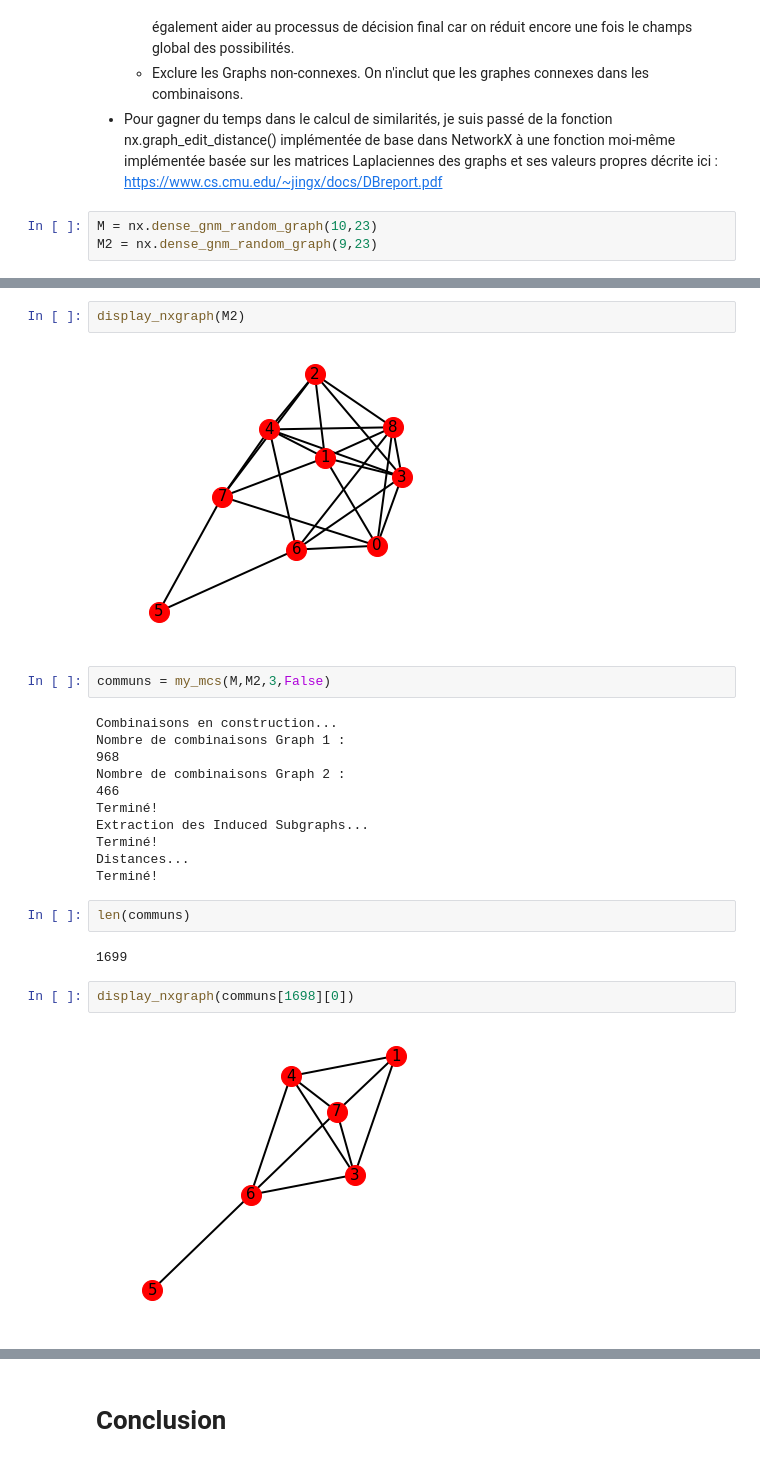
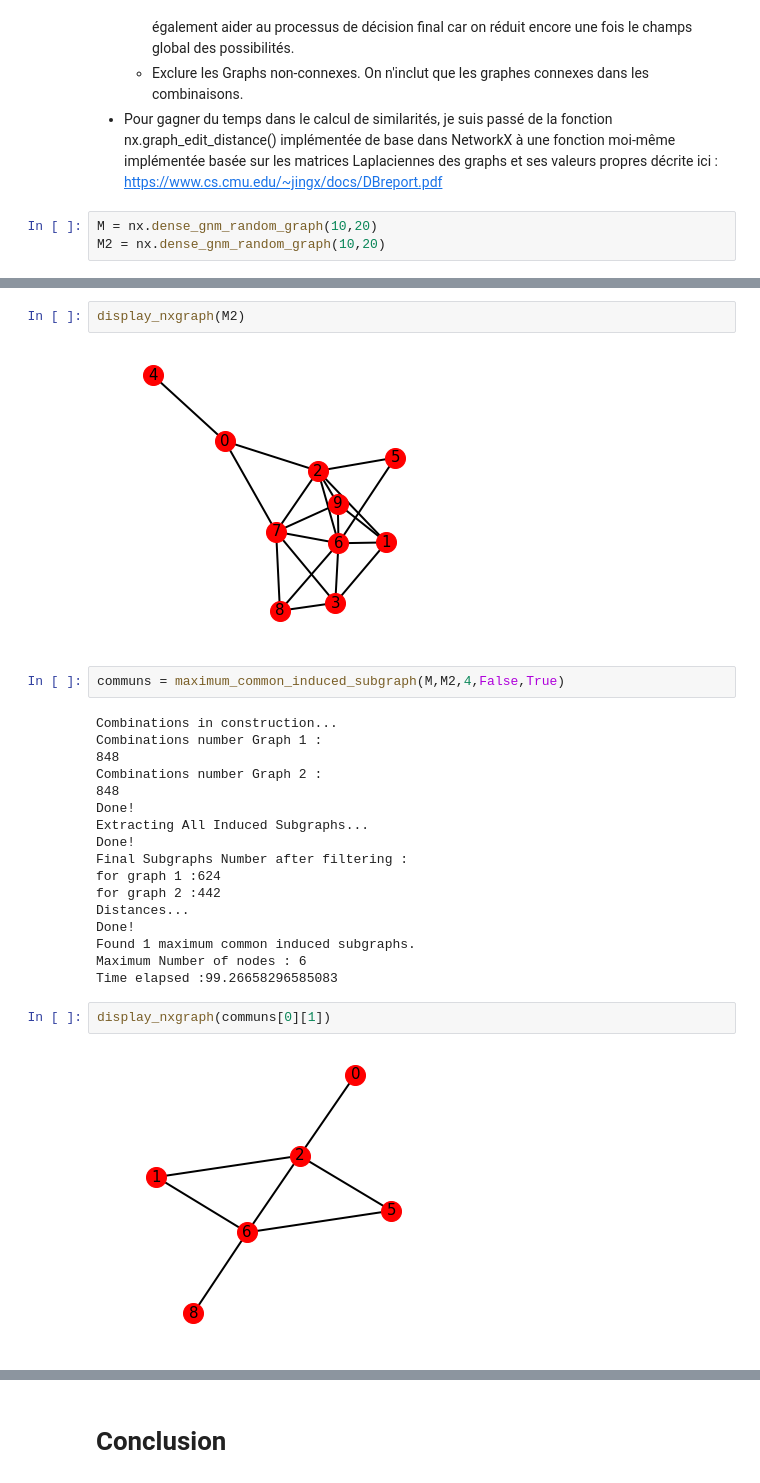
Before and after one commit to AleksMa/Python_Maximum_Common_Induced_Subgraph, a Jupyter notebook: demo.ipynb, the cells around one changed output, grey strips where cells are left out. Drawn from its saved outputs; the diff is of its cells as text.

```diff
--- a/demo.ipynb
+++ b/demo.ipynb
@@ -108,8 +109,8 @@ Si l'on procède ainsi, rien que des graphs de 10 vertices va prendre beaucoup d
     * Exclure les Graphs non-connexes. On n'inclut que les graphes connexes dans les combinaisons.
 * Pour gagner du temps dans le calcul de similarités, je suis passé de la fonction nx.graph_edit_distance() implémentée de base dans NetworkX à une fonction moi-même implémentée basée sur les matrices Laplaciennes des graphs et ses valeurs propres décrite ici : https://www.cs.cmu.edu/~jingx/docs/DBreport.pdf
 # %%
-M = nx.dense_gnm_random_graph(10,23)
-M2 = nx.dense_gnm_random_graph(9,23)
+M = nx.dense_gnm_random_graph(10,20)
+M2 = nx.dense_gnm_random_graph(10,20)
 # %%
 display_nxgraph(M)
 # %% [output]
@@ -117,25 +118,27 @@ display_nxgraph(M)
 # %%
 display_nxgraph(M2)
 # %% [output]
-[figure, old version]
+[figure, new version]
 # %%
-communs = my_mcs(M,M2,3,False)
+communs = maximum_common_induced_subgraph(M,M2,4,False,True)
 # %% [output]
-Combinaisons en construction...
-Nombre de combinaisons Graph 1 :
-968
-Nombre de combinaisons Graph 2 :
-466
-Terminé!
-Extraction des Induced Subgraphs...
-Terminé!
+Combinations in construction...
+Combinations number Graph 1 :
+848
+Combinations number Graph 2 :
+848
+Done!
+Extracting All Induced Subgraphs...
+Done!
+Final Subgraphs Number after filtering :
+for graph 1 :624
+for graph 2 :442
 Distances...
-Terminé!
+Done!
+Found 1 maximum common induced subgraphs.
+Maximum Number of nodes : 6
+Time elapsed :99.26658296585083
-# %%
-len(communs)
-# %% [output]
-1699
 # %%
-display_nxgraph(communs[1698][0])
+display_nxgraph(communs[0][1])
 # %% [output]
-[figure, old version]
+[figure, new version]
```
Also changed, not shown: parts of 9 cells of this notebook, 1 other file.
